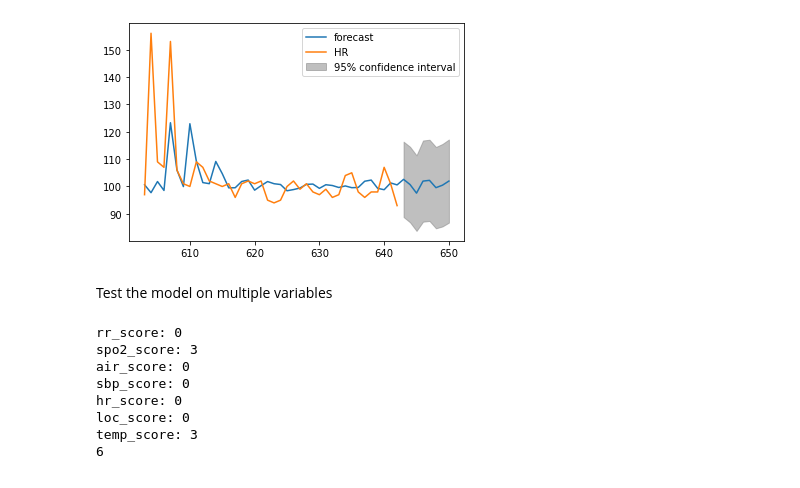
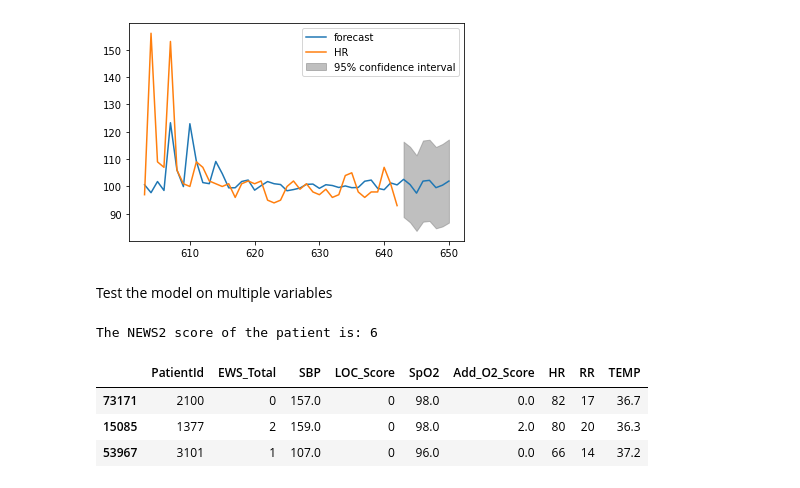
Before and after one commit to kustex/arinti_ews_usecase, a Jupyter notebook: arinti_EWS_notebook.ipynb, the cells around one changed output. Cells and saved outputs as stored; diff of their text form; code cells hidden in the pictures.

```diff
--- a/arinti_EWS_notebook.ipynb
+++ b/arinti_EWS_notebook.ipynb
@@ -604,13 +607,15 @@ def calculate_news2 (rr, spo2, air_score, sbp, hr, loc_score, temp):
 # test score
 test = calculate_news2(rr=12, spo2 = 90, air_score = 0, sbp = 112,
                        hr=60, loc_score=0, temp=35)
-print(f"The NEWS2 score of the patient is: {}test)
+print(f"The NEWS2 score of the patient is: {test}")
 # %% [output]
-rr_score: 0
-spo2_score: 3
-air_score: 0
-sbp_score: 0
-hr_score: 0
-loc_score: 0
-temp_score: 3
-6
+The NEWS2 score of the patient is: 6
+# %%
+test_df = df_cleaned.drop(['SBP_Score', 'SpO2_Score', 'HR_Score', 'TEMP_Score', 'RR_Score', 'ObservationDate', 'EwsProcedure', 'Add_O2', 'LOC'], axis=1).sample(n=3)
+# %%
+test_df
+# %% [output]
+|  | PatientId | EWS_Total | SBP | LOC_Score | SpO2 | Add_O2_Score | HR | RR | TEMP |
+| 73171 | 2100 | 0 | 157.0 | 0 | 98.0 | 0.0 | 82 | 17 | 36.7 |
+| 15085 | 1377 | 2 | 159.0 | 0 | 98.0 | 2.0 | 80 | 20 | 36.3 |
+| 53967 | 3101 | 1 | 107.0 | 0 | 96.0 | 0.0 | 66 | 14 | 37.2 |
```
Also changed, not shown: parts of 2 cells of this notebook.
